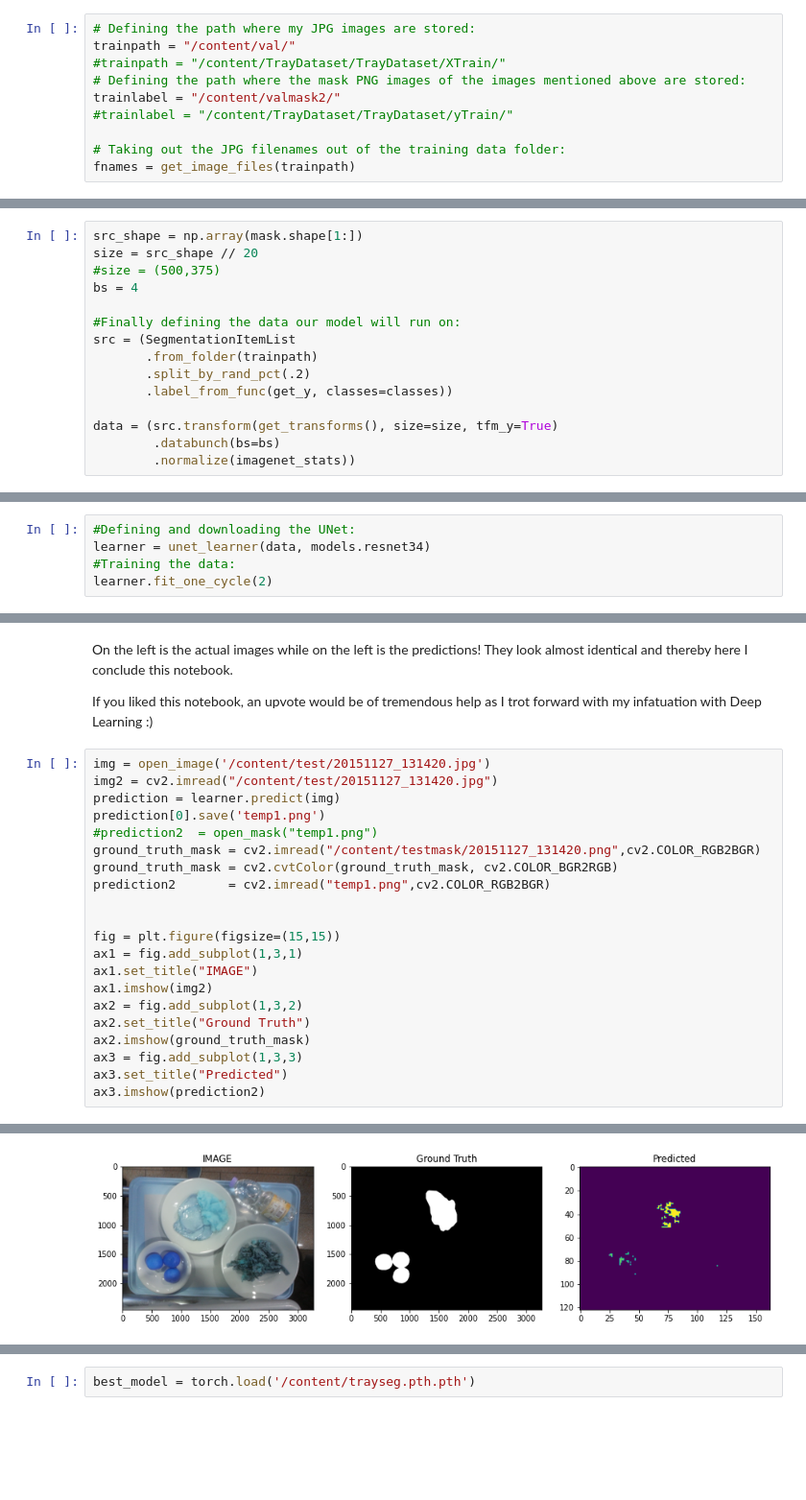
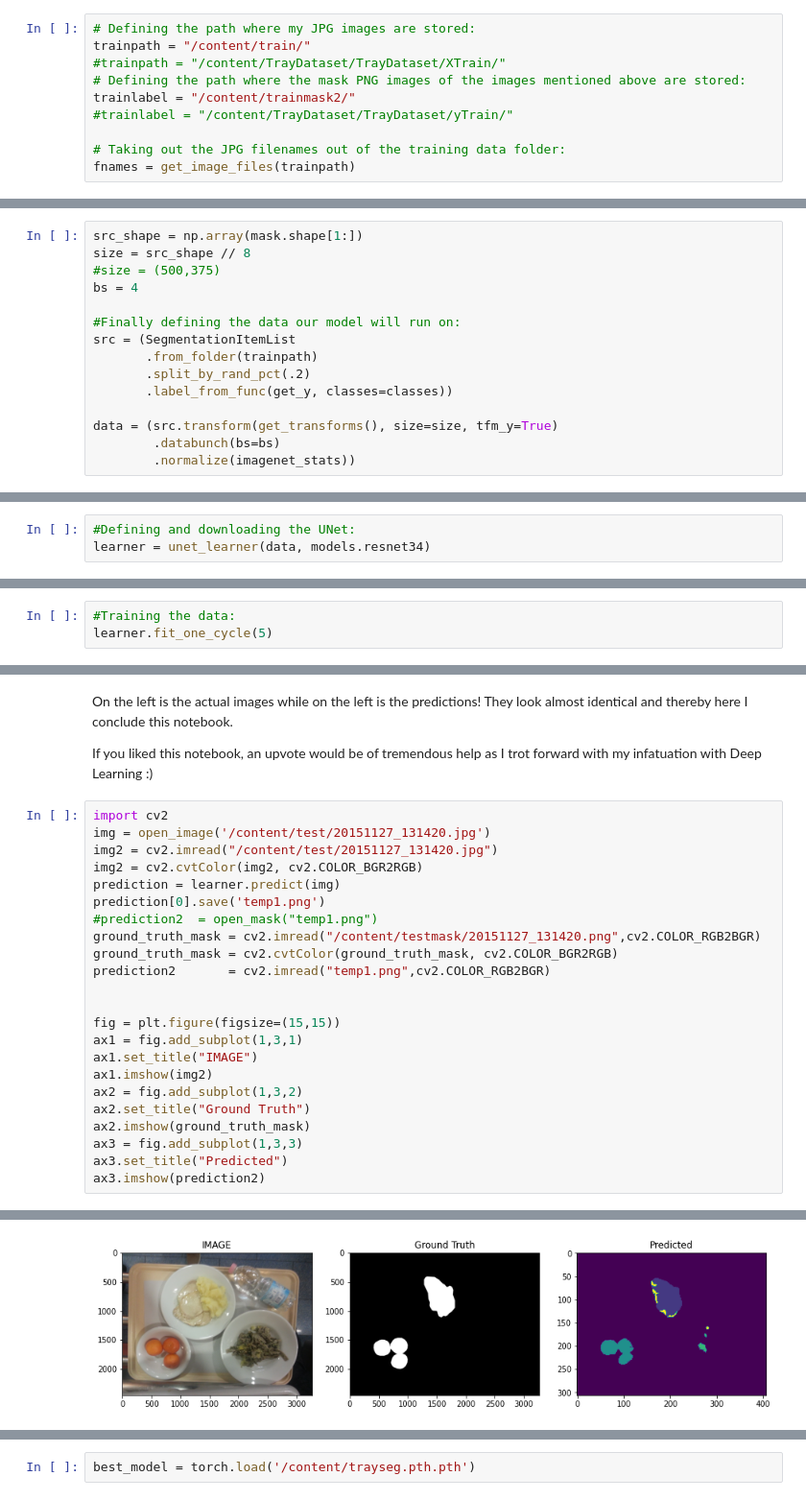
Before and after one commit to Tommy-Ngx/ColabRerun, a Jupyter notebook: Segmentation/UNIMIB2016fast2.ipynb, the cells around one changed output, grey strips where cells are left out. Shown at 96% size. Cells and saved outputs as stored; diff of their text form; blank space fills up the shorter version.

```diff
--- a/Segmentation/UNIMIB2016fast2.ipynb
+++ b/Segmentation/UNIMIB2016fast2.ipynb
@@ -123,10 +133,10 @@ from fastai.utils.mem import *
 Down here I am preparing the data to be trained and fastAI's library is quite simplistic to use like, anyone can train a UNet using it and do segmentation.
 # %%
 # Defining the path where my JPG images are stored:
-trainpath = "/content/val/"
+trainpath = "/content/train/"
 #trainpath = "/content/TrayDataset/TrayDataset/XTrain/"
 # Defining the path where the mask PNG images of the images mentioned above are stored:
-trainlabel = "/content/valmask2/"
+trainlabel = "/content/trainmask2/"
 #trainlabel = "/content/TrayDataset/TrayDataset/yTrain/"
 
 # Taking out the JPG filenames out of the training data folder:
@@ -180,6 +192,6 @@ print(len(classes))
 # %%
 src_shape = np.array(mask.shape[1:])
-size = src_shape // 20
+size = src_shape // 8
 #size = (500,375)
 bs = 4
 
@@ -201,5 +213,3 @@ data.show_batch(1, figsize=(6,6))
 # %%
 #Defining and downloading the UNet:
 learner = unet_learner(data, models.resnet34)
-#Training the data:
-learner.fit_one_cycle(2)
@@ -209,0 +216,3 @@ learner.fit_one_cycle(2)
+# %%
+#Training the data:
+learner.fit_one_cycle(5)
@@ -230,26 +245,28 @@ On the left is the actual images while on the left is the predictions! They look
 
 If you liked this notebook, an upvote would be of tremendous help as I trot forward with my infatuation with Deep Learning :)
 # %%
+import cv2
 img = open_image('/content/test/20151127_131420.jpg')
 img2 = cv2.imread("/content/test/20151127_131420.jpg")
+img2 = cv2.cvtColor(img2, cv2.COLOR_BGR2RGB)
 prediction = learner.predict(img)
 prediction[0].save('temp1.png')
 #prediction2  = open_mask("temp1.png")
 ground_truth_mask = cv2.imread("/content/testmask/20151127_131420.png",cv2.COLOR_RGB2BGR)
 ground_truth_mask = cv2.cvtColor(ground_truth_mask, cv2.COLOR_BGR2RGB)
 prediction2       = cv2.imread("temp1.png",cv2.COLOR_RGB2BGR)
 
 
 fig = plt.figure(figsize=(15,15))
 ax1 = fig.add_subplot(1,3,1)
 ax1.set_title("IMAGE")
 ax1.imshow(img2)
 ax2 = fig.add_subplot(1,3,2)
 ax2.set_title("Ground Truth")
 ax2.imshow(ground_truth_mask)
 ax3 = fig.add_subplot(1,3,3)
 ax3.set_title("Predicted")
 ax3.imshow(prediction2)
 # %% [output]
 <matplotlib.image.AxesImage at 0x...>
-[figure, old version]
+[figure, new version]
```
Also changed, not shown: parts of 11 cells of this notebook.
